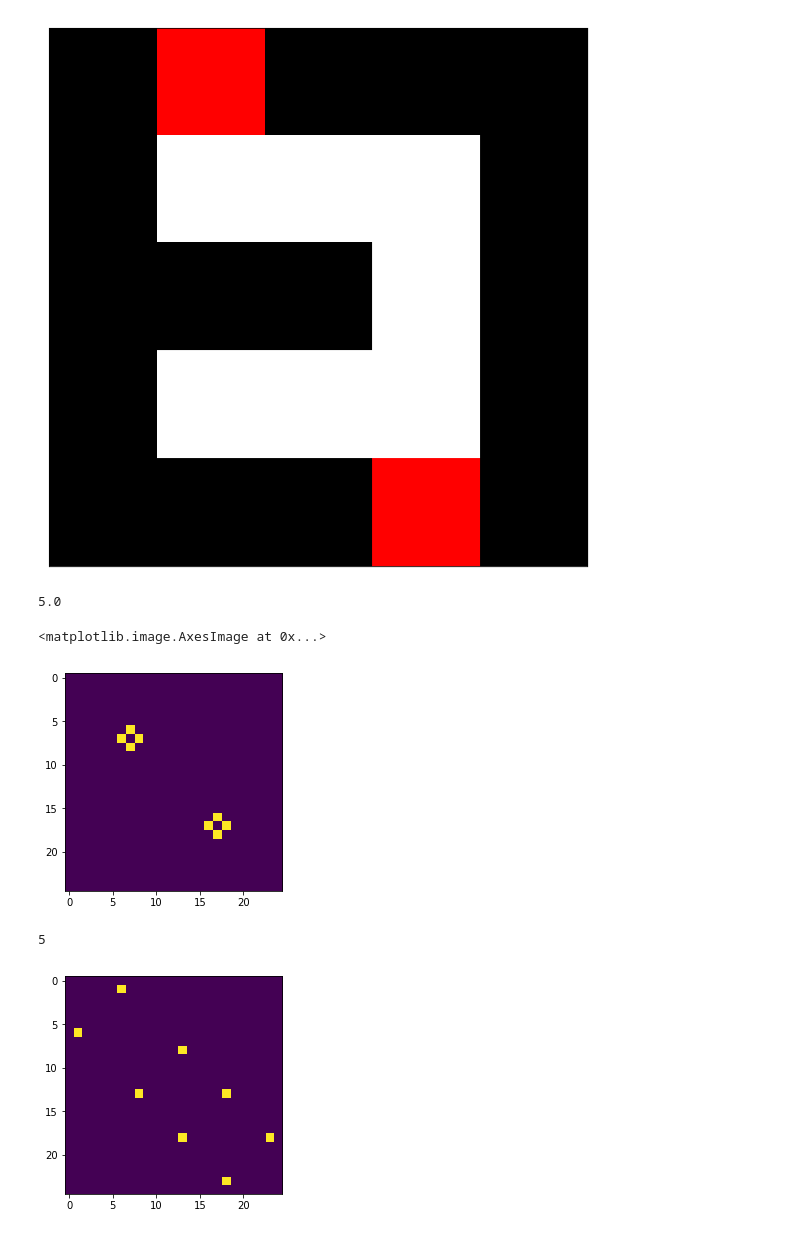
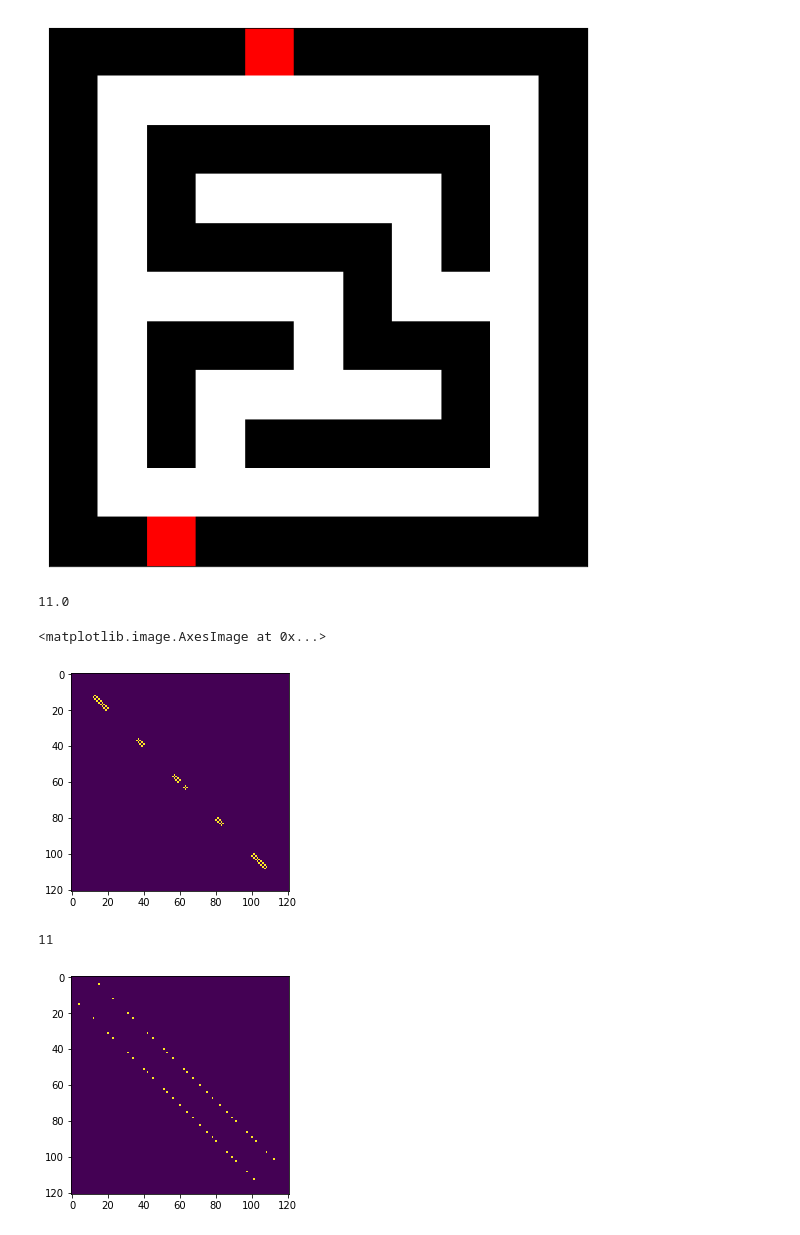
Before and after one commit to haltugyildirim/markovmaze, a Jupyter notebook: markov_maze.ipynb, the cells around one changed output. Saved outputs shown, nothing was run; the diff lists cells and outputs as text; code cells hidden in the pictures.

```diff
--- a/markov_maze.ipynb
+++ b/markov_maze.ipynb
@@ -57,36 +57,36 @@ def maze(width=50, height=50, complexity=.75, density=.75):
         x = randint(1, width - 1)
         if Z[height - 1, x] == 0:
             Z[height, x] = 0.5
             break
     return Z
 
 # Generate the maze
-dimension = 5
+dimension = 11
 if dimension == 1:
     dimension = 3
 if dimension % 2 != 0:dimension -=1
 width = height = dimension
 Z = maze(width,height)
 
 # Draw the maze'
 cmap = mpl.colors.ListedColormap(['white', 'red', 'black'])
 figureSize = 10
 pyplot.figure(figsize=(figureSize, figureSize))
 pyplot.imshow(Z, cmap=cmap, interpolation='none')
 pyplot.xticks([]), pyplot.yticks([])
 pyplot.show()
 
 # Set start and exit as white
 for x in range(width + 1):
     for y in range(height + 1):
         if Z[y, x] == 0.5: Z[y, x] = 0
 M=Z
 print(numpy.sqrt(M.size))
 a=numpy.sqrt(M.size)
 width = height = a.astype(numpy.int64)
 # %% [output]
-[figure, old version]
+[figure, new version]
-5.0
+11.0
 # %%
 s=(height*width,width*height)
 T=numpy.ones(s)
@@ -111,7 +111,7 @@ for m in range(s[0]):
 plt.imshow(T)
 # %% [output]
 <matplotlib.image.AxesImage at 0x...>
-[figure, old version]
+[figure, new version]
 # %%
 s=(height*width,width*height)
 G=numpy.ones(s)
@@ -136,8 +136,8 @@ for m in range(s[0]):
 plt.imshow(G)
 print(height)
 # %% [output]
-5
+11
-[figure, old version]
+[figure, new version]
 # %%
 O=numpy.zeros(s)
 for m in range(s[0]):
```
Also changed, not shown: parts of 3 cells of this notebook.
